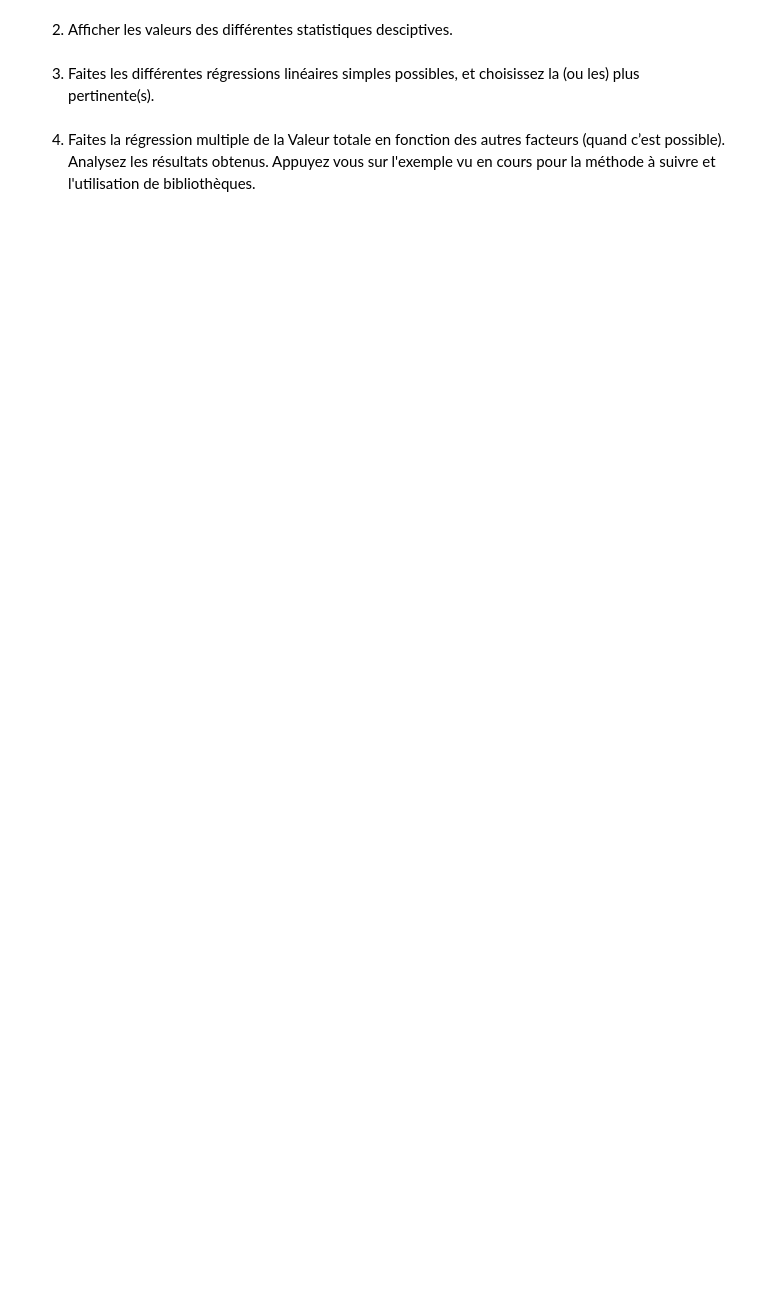
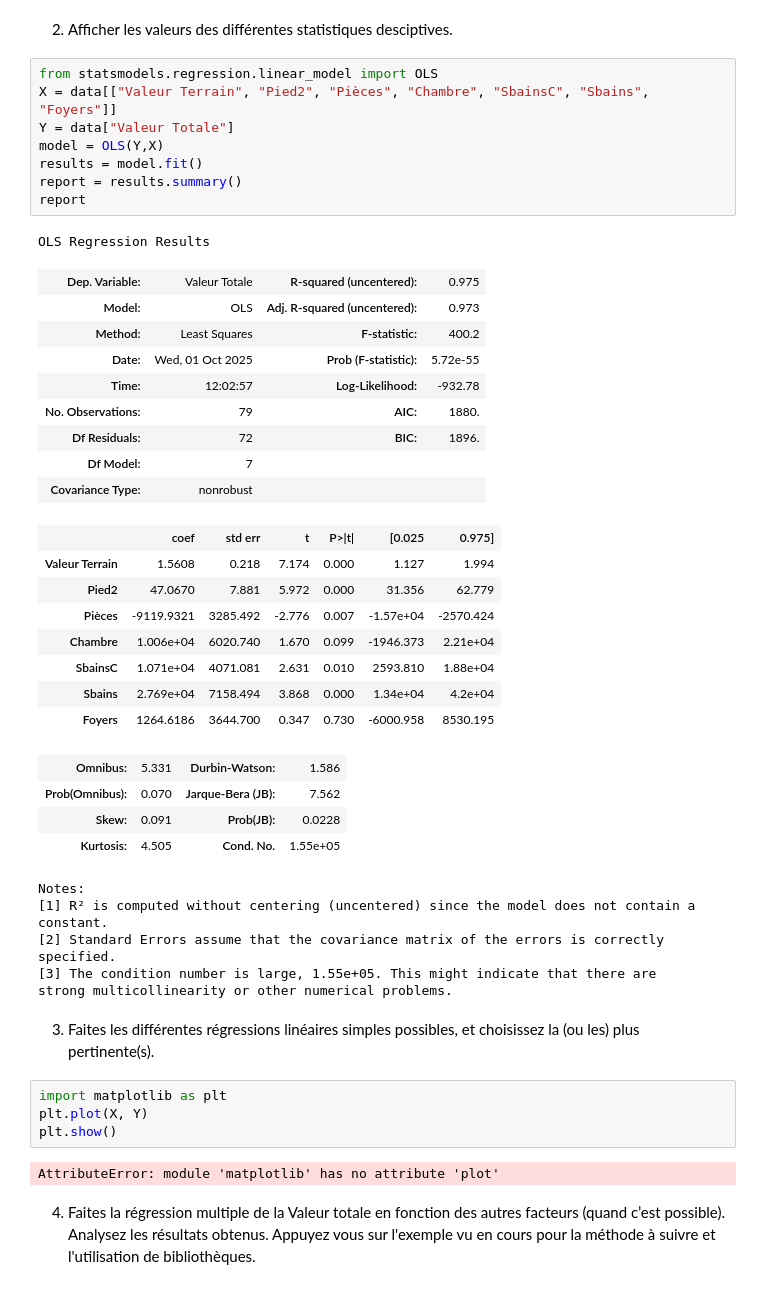
Before and after one commit to Daskans/FAC, a Jupyter notebook: M1 Info/ACID/TD2/td02_regression.ipynb.ipynb, the cells around one changed output. Drawn from its saved outputs; the diff is of its cells as text; blank space fills up the shorter version.

```diff
--- a/M1 Info/ACID/TD2/td02_regression.ipynb.ipynb
+++ b/M1 Info/ACID/TD2/td02_regression.ipynb.ipynb
@@ -85,6 +151,48 @@ Après avoir chargé les données dans un DataFrame vous pouvez visualiser les p
 # %% [markdown]
 2. Afficher les valeurs des différentes statistiques desciptives.
+# %%
+from statsmodels.regression.linear_model import OLS
+X = data[["Valeur Terrain", "Pied2", "Pièces", "Chambre", "SbainsC", "Sbains", "Foyers"]]
+Y = data["Valeur Totale"]
+model = OLS(Y,X)
+results = model.fit()
+report = results.summary()
+report
+# %% [output]
+OLS Regression Results
+| Dep. Variable: | Valeur Totale | R-squared (uncentered): | 0.975 |
+| Model: | OLS | Adj. R-squared (uncentered): | 0.973 |
+| Method: | Least Squares | F-statistic: | 400.2 |
+| Date: | Wed, 01 Oct 2025 | Prob (F-statistic): | 5.72e-55 |
+| Time: | 12:02:57 | Log-Likelihood: | -932.78 |
+| No. Observations: | 79 | AIC: | 1880. |
+| Df Residuals: | 72 | BIC: | 1896. |
+| Df Model: | 7 |  |  |
+| Covariance Type: | nonrobust |  |  |
+|  | coef | std err | t | P>|t| | [0.025 | 0.975] |
+| Valeur Terrain | 1.5608 | 0.218 | 7.174 | 0.000 | 1.127 | 1.994 |
+| Pied2 | 47.0670 | 7.881 | 5.972 | 0.000 | 31.356 | 62.779 |
+| Pièces | -9119.9321 | 3285.492 | -2.776 | 0.007 | -1.57e+04 | -2570.424 |
+| Chambre | 1.006e+04 | 6020.740 | 1.670 | 0.099 | -1946.373 | 2.21e+04 |
+| SbainsC | 1.071e+04 | 4071.081 | 2.631 | 0.010 | 2593.810 | 1.88e+04 |
+| Sbains | 2.769e+04 | 7158.494 | 3.868 | 0.000 | 1.34e+04 | 4.2e+04 |
+| Foyers | 1264.6186 | 3644.700 | 0.347 | 0.730 | -6000.958 | 8530.195 |
+| Omnibus: | 5.331 | Durbin-Watson: | 1.586 |
+| Prob(Omnibus): | 0.070 | Jarque-Bera (JB): | 7.562 |
+| Skew: | 0.091 | Prob(JB): | 0.0228 |
+| Kurtosis: | 4.505 | Cond. No. | 1.55e+05 |
+Notes:
+[1] R² is computed without centering (uncentered) since the model does not contain a constant.
+[2] Standard Errors assume that the covariance matrix of the errors is correctly specified.
+[3] The condition number is large, 1.55e+05. This might indicate that there are
+strong multicollinearity or other numerical problems.
 # %% [markdown]
 3. Faites les différentes régressions linéaires simples possibles, et choisissez la (ou les) plus pertinente(s).
+# %%
+import matplotlib as plt
+plt.plot(X, Y)
+plt.show()
+# %% [output]
+AttributeError: module 'matplotlib' has no attribute 'plot'
 # %% [markdown]
 4. Faites la régression multiple de la Valeur totale en fonction des autres facteurs (quand c’est possible). Analysez les résultats obtenus.  Appuyez vous sur l'exemple vu en cours pour la méthode à suivre et l'utilisation de bibliothèques.
```
Also changed, not shown: parts of 9 cells of this notebook, 1 other file.
